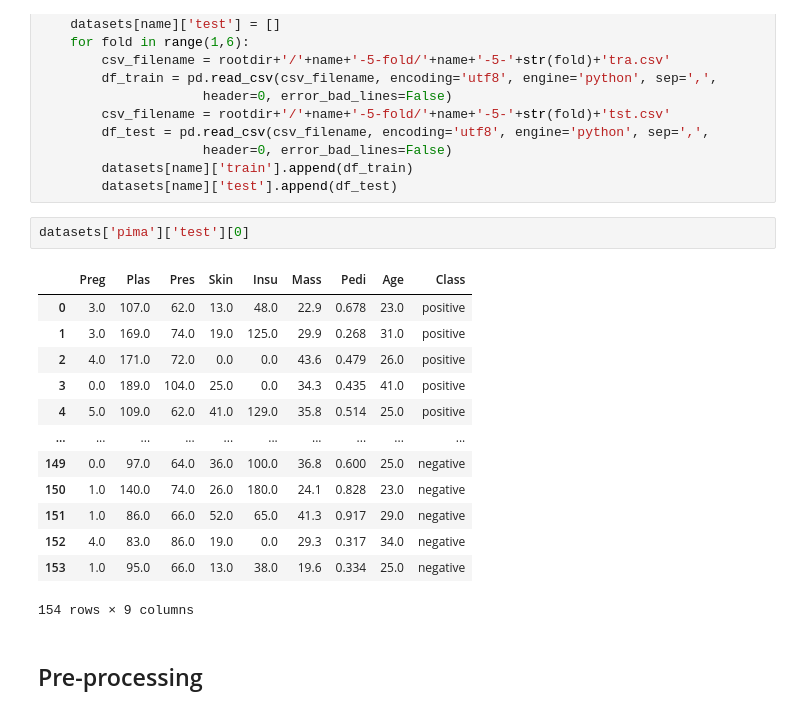
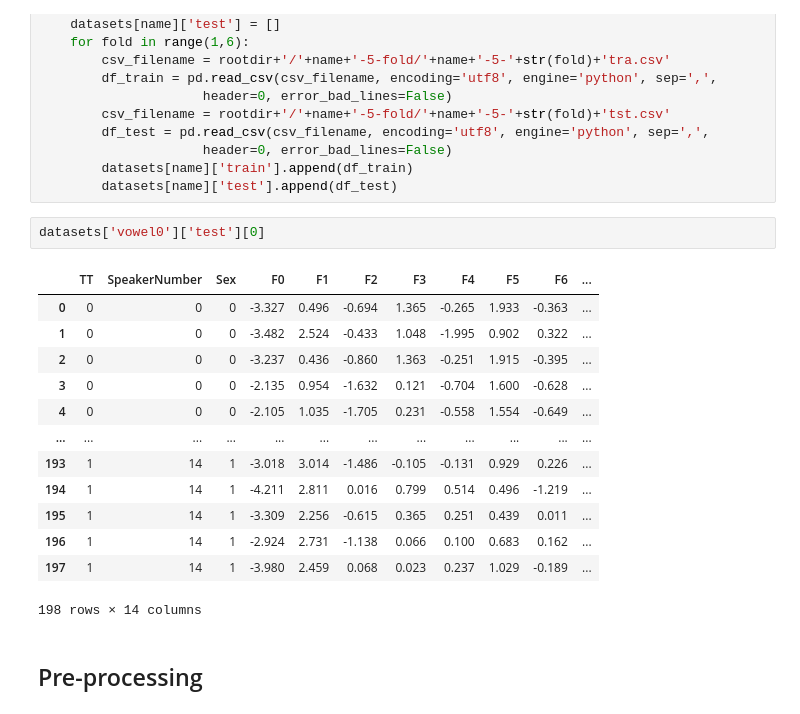
Before and after one commit to msb55/Doc_MCS, a Jupyter notebook: Exercicio1/ex1.ipynb, the cells around one changed output. Saved outputs shown, nothing was run; the diff lists cells and outputs as text.

```diff
--- a/Exercicio1/ex1.ipynb
+++ b/Exercicio1/ex1.ipynb
@@ -125,21 +125,21 @@ for name in ds_names:
         datasets[name]['train'].append(df_train)
         datasets[name]['test'].append(df_test)
 # %%
-datasets['pima']['test'][0]
+datasets['vowel0']['test'][0]
 # %% [output]
-|  | Preg | Plas | Pres | Skin | Insu | Mass | Pedi | Age | Class |
-| 0 | 3.0 | 107.0 | 62.0 | 13.0 | 48.0 | 22.9 | 0.678 | 23.0 | positive |
-| 1 | 3.0 | 169.0 | 74.0 | 19.0 | 125.0 | 29.9 | 0.268 | 31.0 | positive |
-| 2 | 4.0 | 171.0 | 72.0 | 0.0 | 0.0 | 43.6 | 0.479 | 26.0 | positive |
-| 3 | 0.0 | 189.0 | 104.0 | 25.0 | 0.0 | 34.3 | 0.435 | 41.0 | positive |
-| 4 | 5.0 | 109.0 | 62.0 | 41.0 | 129.0 | 35.8 | 0.514 | 25.0 | positive |
-| ... | ... | ... | ... | ... | ... | ... | ... | ... | ... |
-| 149 | 0.0 | 97.0 | 64.0 | 36.0 | 100.0 | 36.8 | 0.600 | 25.0 | negative |
-| 150 | 1.0 | 140.0 | 74.0 | 26.0 | 180.0 | 24.1 | 0.828 | 23.0 | negative |
-| 151 | 1.0 | 86.0 | 66.0 | 52.0 | 65.0 | 41.3 | 0.917 | 29.0 | negative |
-| 152 | 4.0 | 83.0 | 86.0 | 19.0 | 0.0 | 29.3 | 0.317 | 34.0 | negative |
-| 153 | 1.0 | 95.0 | 66.0 | 13.0 | 38.0 | 19.6 | 0.334 | 25.0 | negative |
+|  | TT | SpeakerNumber | Sex | F0 | F1 | F2 | F3 | F4 | F5 | F6 | ... |
+| 0 | 0 | 0 | 0 | -3.327 | 0.496 | -0.694 | 1.365 | -0.265 | 1.933 | -0.363 | ... |
+| 1 | 0 | 0 | 0 | -3.482 | 2.524 | -0.433 | 1.048 | -1.995 | 0.902 | 0.322 | ... |
+| 2 | 0 | 0 | 0 | -3.237 | 0.436 | -0.860 | 1.363 | -0.251 | 1.915 | -0.395 | ... |
+| 3 | 0 | 0 | 0 | -2.135 | 0.954 | -1.632 | 0.121 | -0.704 | 1.600 | -0.628 | ... |
+| 4 | 0 | 0 | 0 | -2.105 | 1.035 | -1.705 | 0.231 | -0.558 | 1.554 | -0.649 | ... |
+| ... | ... | ... | ... | ... | ... | ... | ... | ... | ... | ... | ... |
+| 193 | 1 | 14 | 1 | -3.018 | 3.014 | -1.486 | -0.105 | -0.131 | 0.929 | 0.226 | ... |
+| 194 | 1 | 14 | 1 | -4.211 | 2.811 | 0.016 | 0.799 | 0.514 | 0.496 | -1.219 | ... |
+| 195 | 1 | 14 | 1 | -3.309 | 2.256 | -0.615 | 0.365 | 0.251 | 0.439 | 0.011 | ... |
+| 196 | 1 | 14 | 1 | -2.924 | 2.731 | -1.138 | 0.066 | 0.100 | 0.683 | 0.162 | ... |
+| 197 | 1 | 14 | 1 | -3.980 | 2.459 | 0.068 | 0.023 | 0.237 | 1.029 | -0.189 | ... |
-154 rows × 9 columns
+198 rows × 14 columns
 # %% [markdown]
 ## Pre-processing
 # %% [markdown]
```
Also changed, not shown: parts of 10 cells of this notebook, 1 other file.
